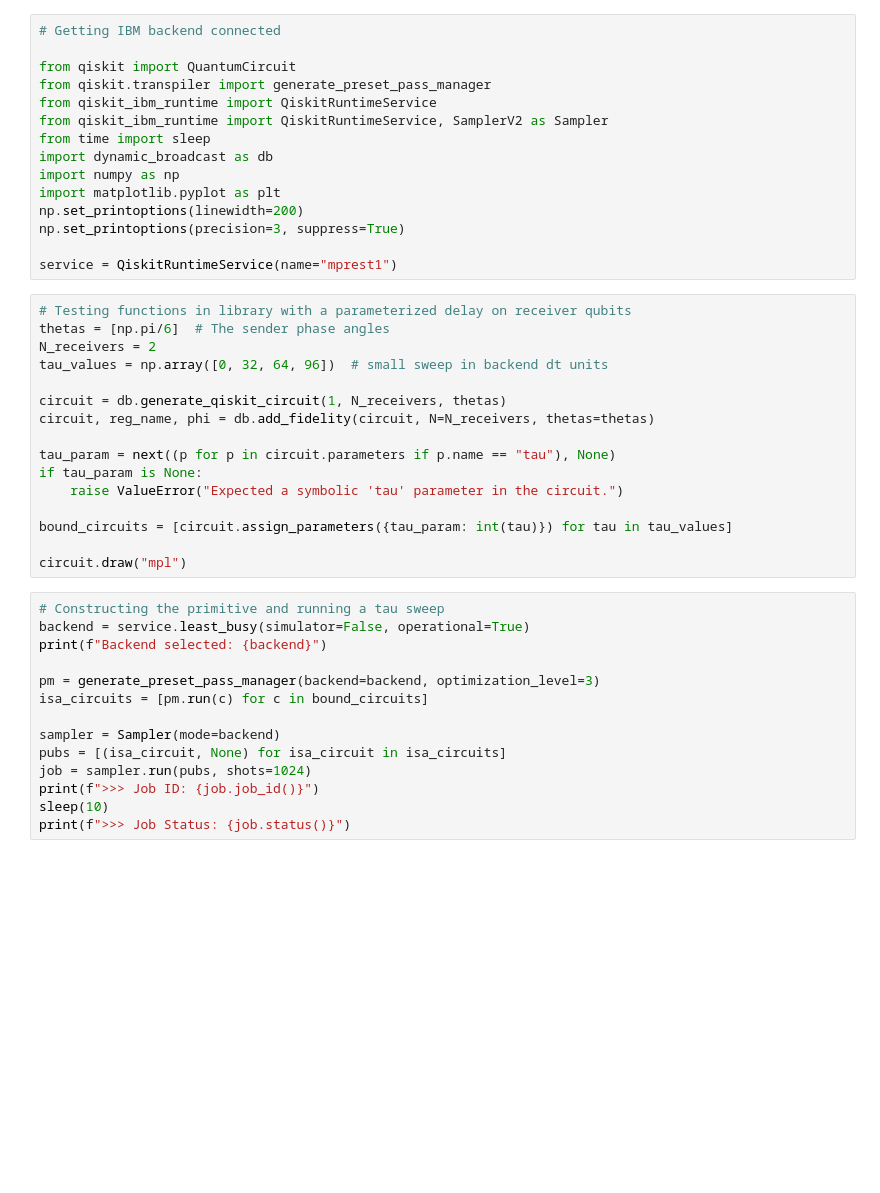
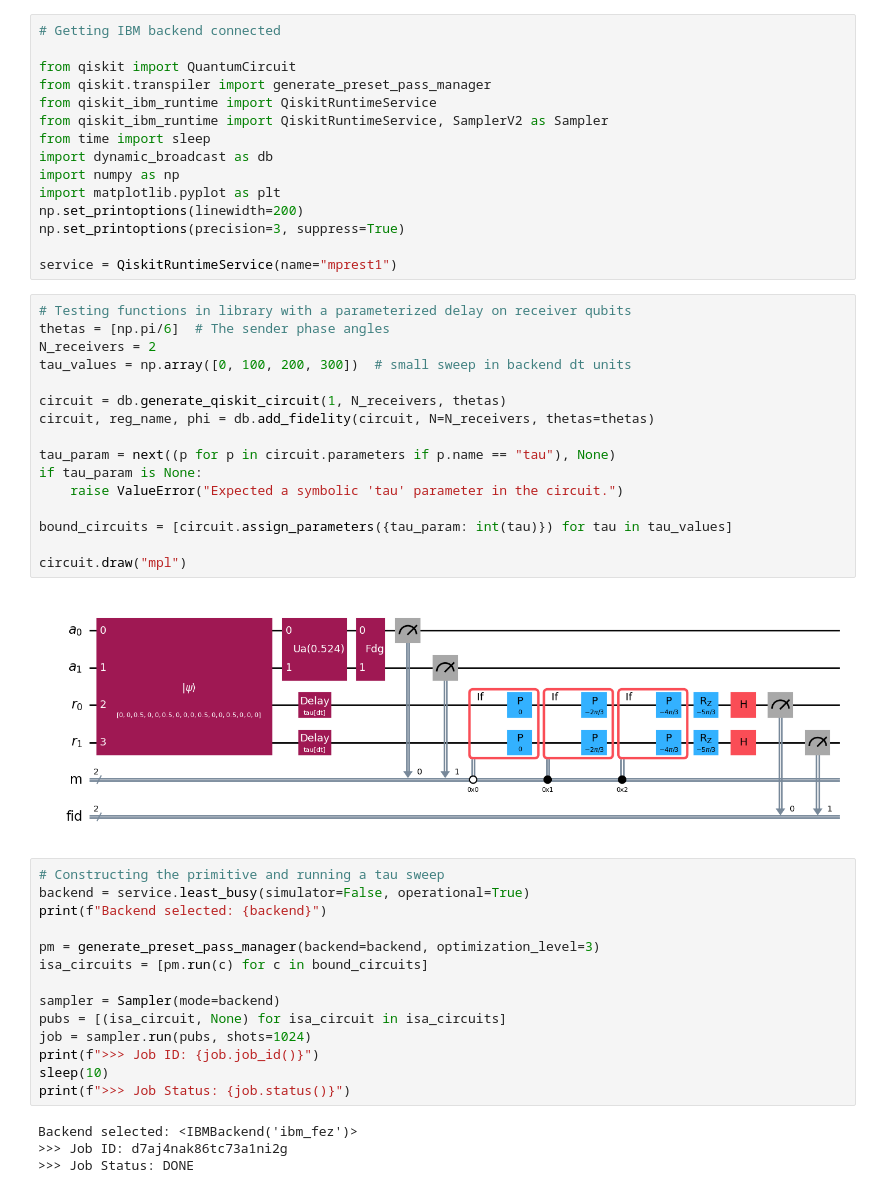
Before and after one commit to mtp354/Broadcasting, a Jupyter notebook: qiskit_testing.ipynb, the cells around one changed output. Cells and saved outputs as stored; diff of their text form; blank space fills up the shorter version.

```diff
--- a/qiskit_testing.ipynb
+++ b/qiskit_testing.ipynb
@@ -16,19 +16,21 @@ service = QiskitRuntimeService(name="mprest1")
 # %%
 # Testing functions in library with a parameterized delay on receiver qubits
 thetas = [np.pi/6]  # The sender phase angles
 N_receivers = 2
-tau_values = np.array([0, 32, 64, 96])  # small sweep in backend dt units
+tau_values = np.array([0, 100, 200, 300])  # small sweep in backend dt units
 
 circuit = db.generate_qiskit_circuit(1, N_receivers, thetas)
 circuit, reg_name, phi = db.add_fidelity(circuit, N=N_receivers, thetas=thetas)
 
 tau_param = next((p for p in circuit.parameters if p.name == "tau"), None)
 if tau_param is None:
     raise ValueError("Expected a symbolic 'tau' parameter in the circuit.")
 
 bound_circuits = [circuit.assign_parameters({tau_param: int(tau)}) for tau in tau_values]
 
 circuit.draw("mpl")
+# %% [output]
+[figure, added]
 # %%
 # Constructing the primitive and running a tau sweep
 backend = service.least_busy(simulator=False, operational=True)
@@ -43,6 +45,10 @@ job = sampler.run(pubs, shots=1024)
 print(f">>> Job ID: {job.job_id()}")
 sleep(10)
 print(f">>> Job Status: {job.status()}")
+# %% [output]
+Backend selected: <IBMBackend('ibm_fez')>
+>>> Job ID: d7aj4nak86tc73a1ni2g
+>>> Job Status: DONE
 # %%
 # Extracting and displaying the results for each tau
 results = job.result()
```
Also changed, not shown: parts of 1 cell of this notebook, 2 other files.
